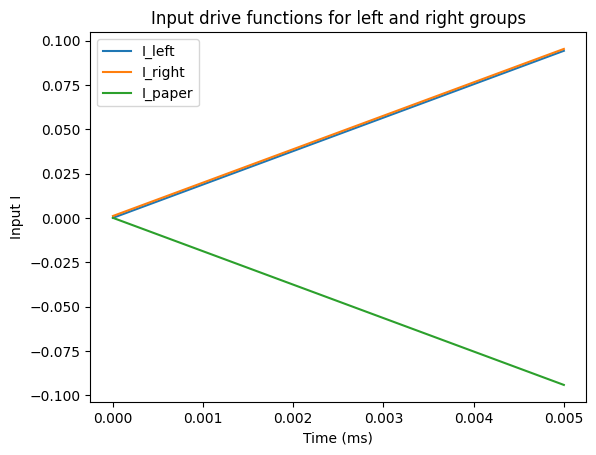
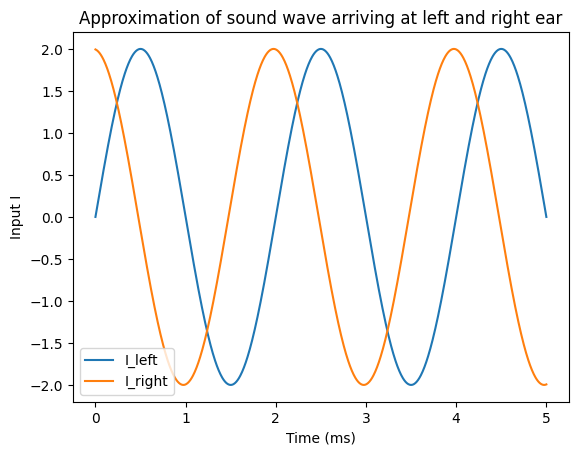
Unified diff of the notebook cell whose output changed from the first chart to the second:
--- before
+++ after
@@ -1,4 +1,4 @@
-#t_ms = np.linspace(0, 0.005, 1000)  # time i ms for plot (small timescale)
-t_ms = np.linspace(0, 0.005, 1000) # big timescale where you can actually see sth
+t_ms = np.linspace(0, 5, 1000)  # time i ms for plot
+
 t_sec = t_ms/1000               # time in ms for I
 A = 2
@@ -6,5 +6,5 @@
 def I(A , f , phase_shift=0):
     # A = amplitude , f = frequency in Hz, phase_shift = phase_shift in ms
-    return A * sin(2 * pi * f * t_sec + phase_shift/1000)
+    return A * sin(2 * pi * f  * (t_sec +  phase_shift/1000) )
 
 I_left = I(A, f_stim_Hz, 0)
@@ -12,14 +12,9 @@
 
 
-I_paper = I(A, f_stim_Hz, phase_shift=itd_ms_fake)
-
-
-
 plt.plot(t_ms, I_left, label="I_left")
 plt.plot(t_ms, I_right, label="I_right")
-plt.plot(t_ms, I_paper, label="I_paper")
 plt.xlabel('Time (ms)')
 plt.ylabel('Input I')
-plt.title('Input drive functions for left and right groups')
+plt.title('Approximation of sound wave arriving at left and right ear')
 plt.legend()
 plt.show()

Commit: run model